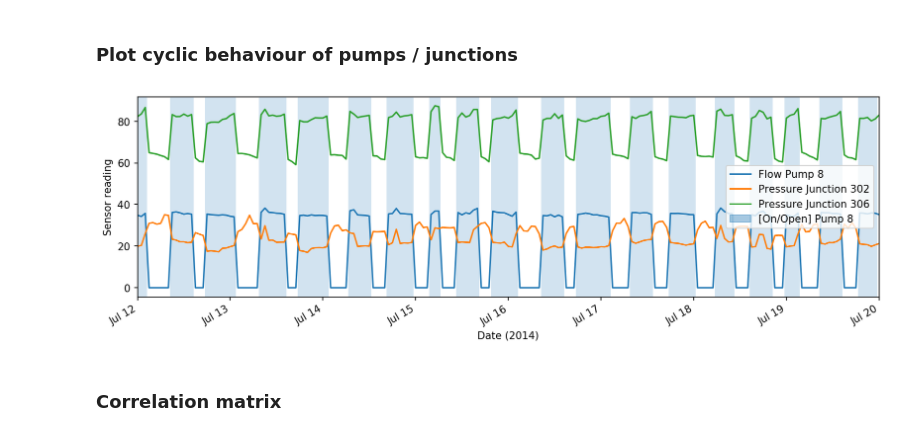
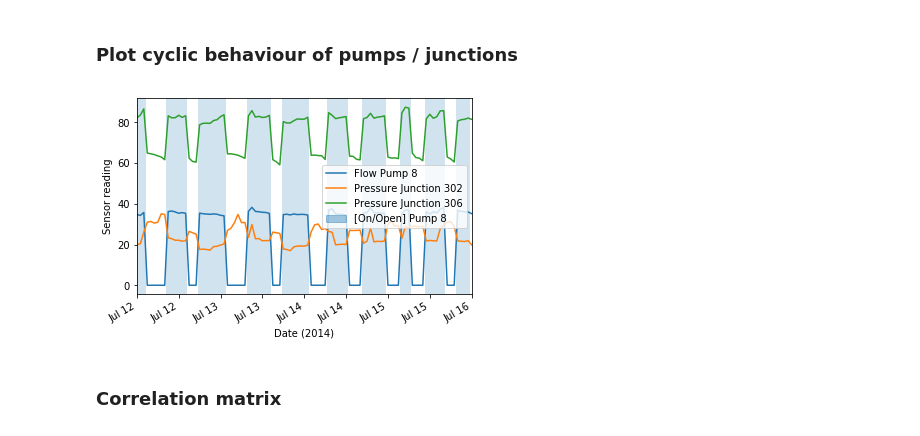
Before and after one commit to Lingygao/cyberdata, a Jupyter notebook: Lab 2/1. Familiarization/Task 1.1 - Correlation_Cycles.ipynb, the cells around one changed output. Saved outputs shown, nothing was run; the diff lists cells and outputs as text; code cells hidden in the pictures.

```diff
--- a/Lab 2/1. Familiarization/Task 1.1 - Correlation_Cycles.ipynb
+++ b/Lab 2/1. Familiarization/Task 1.1 - Correlation_Cycles.ipynb
@@ -16,13 +16,13 @@ df.set_index('DATETIME', inplace=True)
 # %% [markdown]
 ### Plot cyclic behaviour of pumps / junctions
 # %%
-df_slice = get_time_slice(df, "2014-07-12", "2014-07-20")
+df_slice = get_time_slice(df, "2014-07-12", "2014-07-16")
 features = ["S_PU8", "F_PU8", "P_J302", "P_J306"]
 
 # Plot slice
-plot_data(df_slice, features, figsize=(13,4), save="output/cyclicbehavior.pdf", xlabel='Date (2014)')
+plot_data(df_slice, features, figsize=(6,4), save="output/cyclicbehavior.pdf", xlabel='Date (2014)')
 # %% [output]
-[figure, old version]
+[figure, new version]
 # %% [markdown]
 ### Correlation matrix
 # %%
```
Also changed, not shown: 12 other files.
